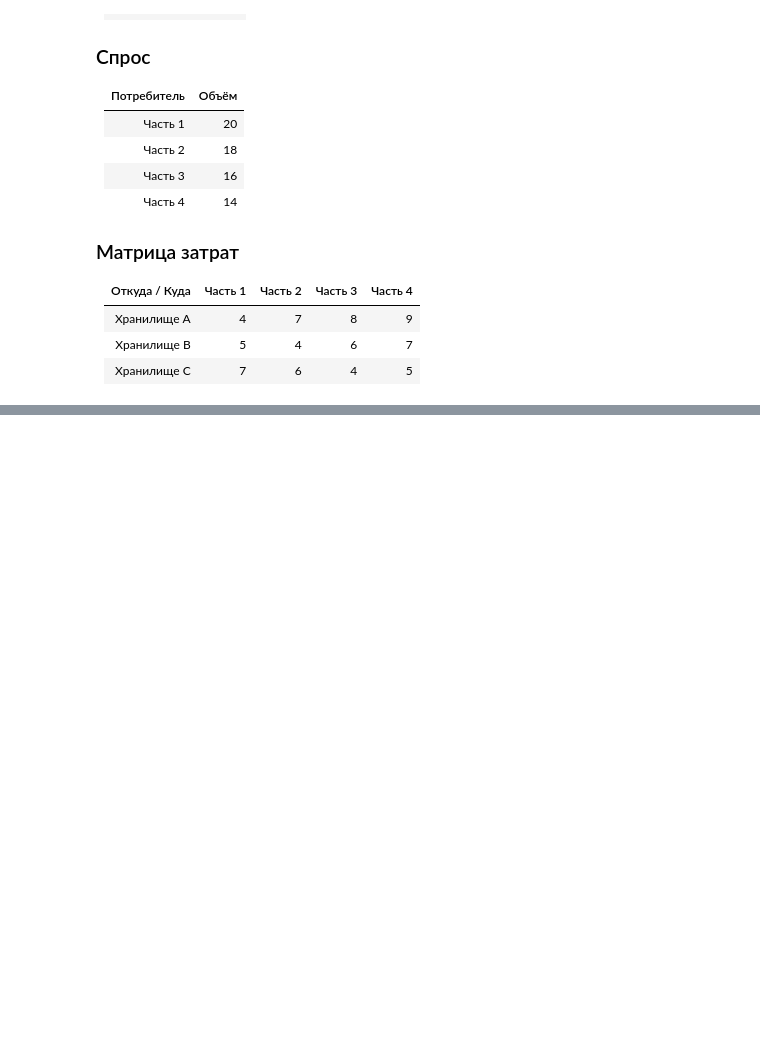
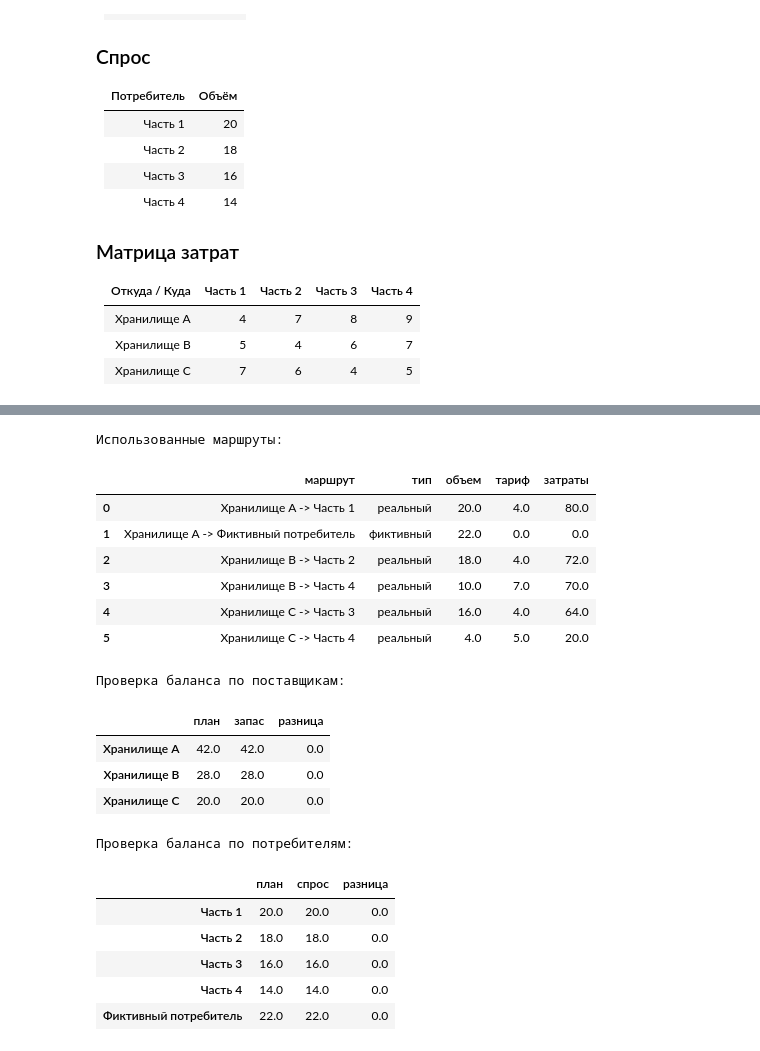
Before and after one commit to remote-worker-prof/edu-operations-research, a Jupyter notebook: 02-lab-transport-problem/examples-military/lab_02_example_military_02.ipynb, the cells around one changed output, grey strips where cells are left out. Saved outputs shown, nothing was run; the diff lists cells and outputs as text; code cells hidden in the pictures; blank space fills up the shorter version.

```diff
--- a/02-lab-transport-problem/examples-military/lab_02_example_military_02.ipynb
+++ b/02-lab-transport-problem/examples-military/lab_02_example_military_02.ipynb
@@ -124,20 +35,0 @@ display(cost_df)
-# %%
-used_routes = []
-for supplier in plan_df.index:
-    for consumer in plan_df.columns:
-        value = float(plan_df.loc[supplier, consumer])
-        if value > 1e-9:
-            used_routes.append({
-                'маршрут': f'{supplier} -> {consumer}',
-                'объём': round(value, 2),
-                'тариф': float(cost_df.loc[supplier, consumer]),
-                'затраты': round(value * float(cost_df.loc[supplier, consumer]), 2),
-            })
-
-used_routes_df = pd.DataFrame(used_routes)
-print('Использованные маршруты:')
-display(used_routes_df)
-print('Проверка баланса по поставщикам:')
-display(pd.DataFrame({'план': plan_df.sum(axis=1), 'запас': balanced_supplies}, index=plan_df.index))
-print('Проверка баланса по потребителям:')
-display(pd.DataFrame({'план': plan_df.sum(axis=0), 'спрос': balanced_demands}, index=plan_df.columns))
@@ -172,0 +514,54 @@ display(pd.DataFrame({'план': plan_df.sum(axis=0), 'спрос': balanced_de
+# %%
+# Step 5: list active routes and check feasibility of the optimal plan.
+used_routes_df = make_used_routes_frame(plan_df, cost_df)
+
+supply_check_df, demand_check_df = make_balance_check_frames(
+    plan_df,
+    balanced_supplies,
+    balanced_demands,
+)
+
+print("Использованные маршруты:")
+display(used_routes_df)
+
+print("Проверка баланса по поставщикам:")
+display(supply_check_df)
+
+print("Проверка баланса по потребителям:")
+display(demand_check_df)
+
+assert np.allclose(
+    supply_check_df["план"],
+    supply_check_df["запас"],
+), "Суммы по строкам должны совпадать с запасами."
+
+assert np.allclose(
+    demand_check_df["план"],
+    demand_check_df["спрос"],
+), "Суммы по столбцам должны совпадать со спросом."
+
+assert np.allclose(
+    float((plan_df * cost_df).to_numpy().sum()),
+    result.fun,
+), "Стоимость по таблицам должна совпадать с result.fun."
+# %% [output]
+Использованные маршруты:
+|  | маршрут | тип | объем | тариф | затраты |
+| 0 | Хранилище A -> Часть 1 | реальный | 20.0 | 4.0 | 80.0 |
+| 1 | Хранилище A -> Фиктивный потребитель | фиктивный | 22.0 | 0.0 | 0.0 |
+| 2 | Хранилище B -> Часть 2 | реальный | 18.0 | 4.0 | 72.0 |
+| 3 | Хранилище B -> Часть 4 | реальный | 10.0 | 7.0 | 70.0 |
+| 4 | Хранилище C -> Часть 3 | реальный | 16.0 | 4.0 | 64.0 |
+| 5 | Хранилище C -> Часть 4 | реальный | 4.0 | 5.0 | 20.0 |
+Проверка баланса по поставщикам:
+|  | план | запас | разница |
+| Хранилище A | 42.0 | 42.0 | 0.0 |
+| Хранилище B | 28.0 | 28.0 | 0.0 |
+| Хранилище C | 20.0 | 20.0 | 0.0 |
+Проверка баланса по потребителям:
+|  | план | спрос | разница |
+| Часть 1 | 20.0 | 20.0 | 0.0 |
+| Часть 2 | 18.0 | 18.0 | 0.0 |
+| Часть 3 | 16.0 | 16.0 | 0.0 |
+| Часть 4 | 14.0 | 14.0 | 0.0 |
+| Фиктивный потребитель | 22.0 | 22.0 | 0.0 |
```
Also changed, not shown: parts of 7 cells of this notebook, 14 other files.
